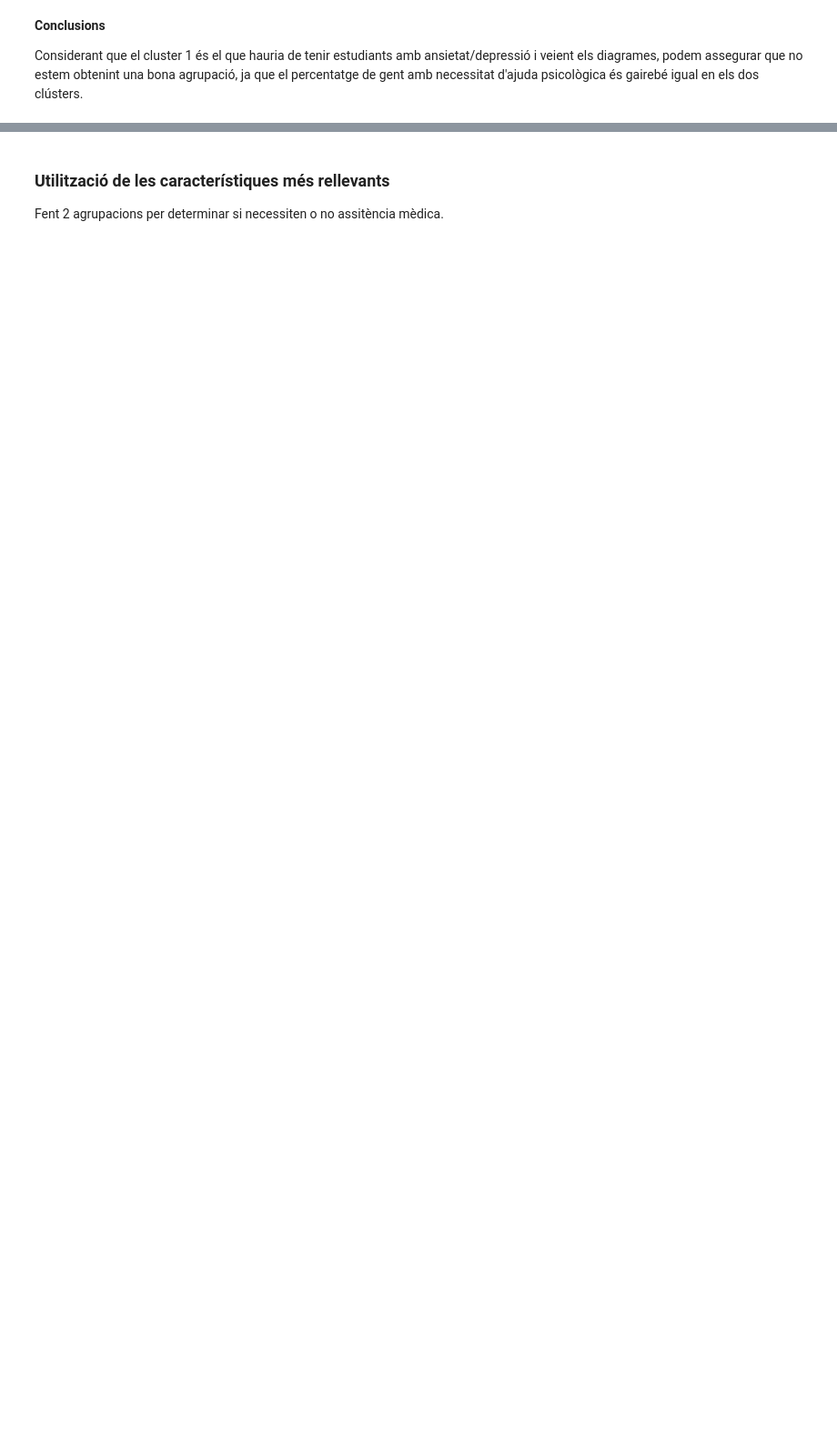
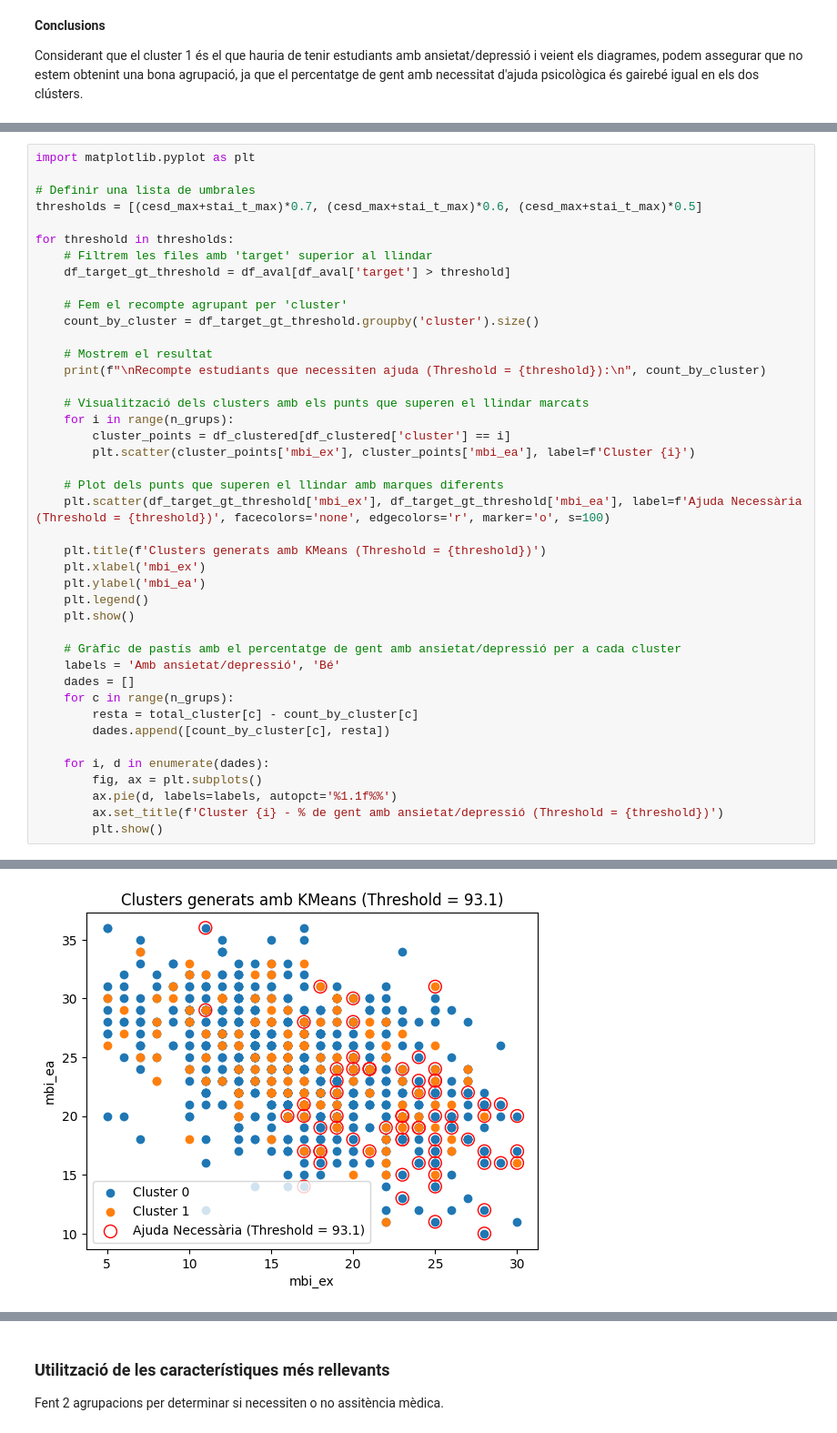
Before and after one commit to DCC-UAB/ACproject-07, a Jupyter notebook: codi/gaussianMixture.ipynb, the cells around one changed output, grey strips where cells are left out. Shown at 91% size. Drawn from its saved outputs; the diff is of its cells as text; blank space fills up the shorter version.

Commit message:
Prova thresholds GM

```diff
--- a/codi/gaussianMixture.ipynb
+++ b/codi/gaussianMixture.ipynb
@@ -201,0 +204,43 @@ Considerant que el cluster 1 és el que hauria de tenir estudiants amb ansietat/
+# %%
+import matplotlib.pyplot as plt
+
+# Definir una lista de umbrales
+thresholds = [(cesd_max+stai_t_max)*0.7, (cesd_max+stai_t_max)*0.6, (cesd_max+stai_t_max)*0.5]
+
+for threshold in thresholds:
+    # Filtrem les files amb 'target' superior al llindar
+    df_target_gt_threshold = df_aval[df_aval['target'] > threshold]
+
+    # Fem el recompte agrupant per 'cluster'
+    count_by_cluster = df_target_gt_threshold.groupby('cluster').size()
+
+    # Mostrem el resultat
+    print(f"\nRecompte estudiants que necessiten ajuda (Threshold = {threshold}):\n", count_by_cluster)
+
+    # Visualització dels clusters amb els punts que superen el llindar marcats
+    for i in range(n_grups):
+        cluster_points = df_clustered[df_clustered['cluster'] == i]
+        plt.scatter(cluster_points['mbi_ex'], cluster_points['mbi_ea'], label=f'Cluster {i}')
+
+    # Plot dels punts que superen el llindar amb marques diferents
+    plt.scatter(df_target_gt_threshold['mbi_ex'], df_target_gt_threshold['mbi_ea'], label=f'Ajuda Necessària (Threshold = {threshold})', facecolors='none', edgecolors='r', marker='o', s=100)
+
+    plt.title(f'Clusters generats amb KMeans (Threshold = {threshold})')
+    plt.xlabel('mbi_ex')
+    plt.ylabel('mbi_ea')
+    plt.legend()
+    plt.show()
+
+    # Gràfic de pastís amb el percentatge de gent amb ansietat/depressió per a cada cluster
+    labels = 'Amb ansietat/depressió', 'Bé'
+    dades = []
+    for c in range(n_grups):
+        resta = total_cluster[c] - count_by_cluster[c]
+        dades.append([count_by_cluster[c], resta])
+
+    for i, d in enumerate(dades):
+        fig, ax = plt.subplots()
+        ax.pie(d, labels=labels, autopct='%1.1f%%')
+        ax.set_title(f'Cluster {i} - % de gent amb ansietat/depressió (Threshold = {threshold})')
+        plt.show()
+# %% [output]
@@ -201,0 +252 @@ Considerant que el cluster 1 és el que hauria de tenir estudiants amb ansietat/
+[figure, added]
```
Also changed, not shown: parts of 3 cells of this notebook.
